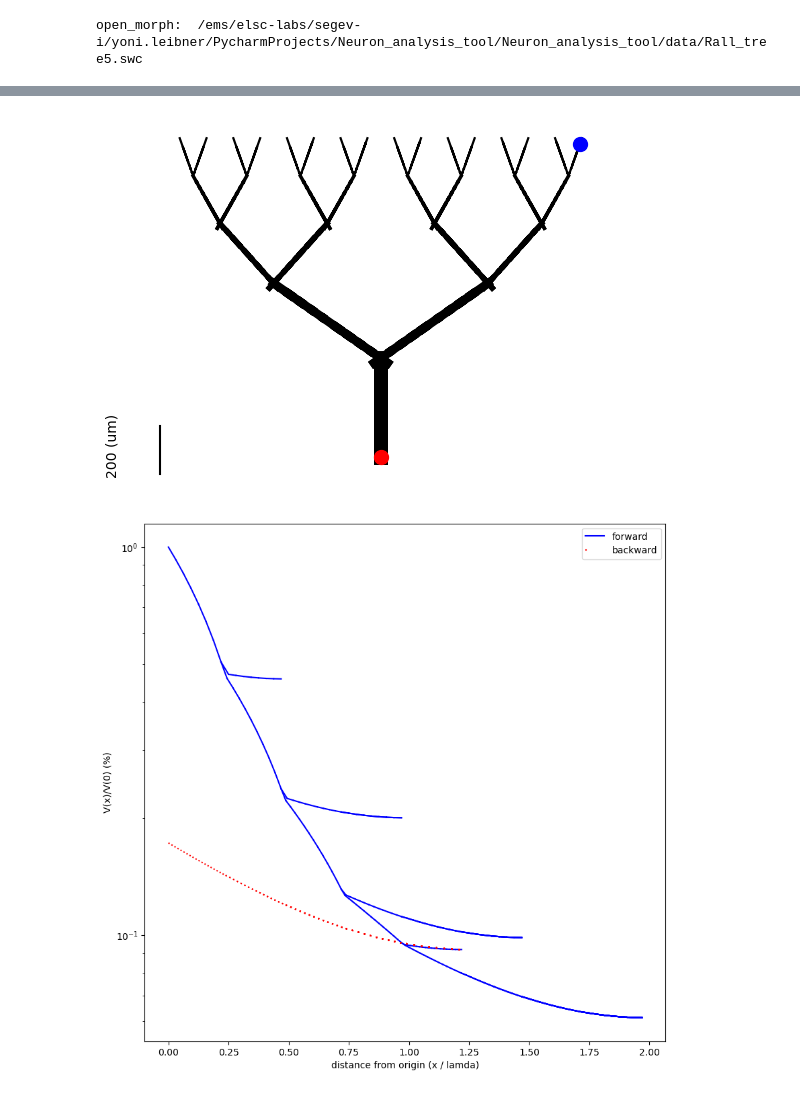
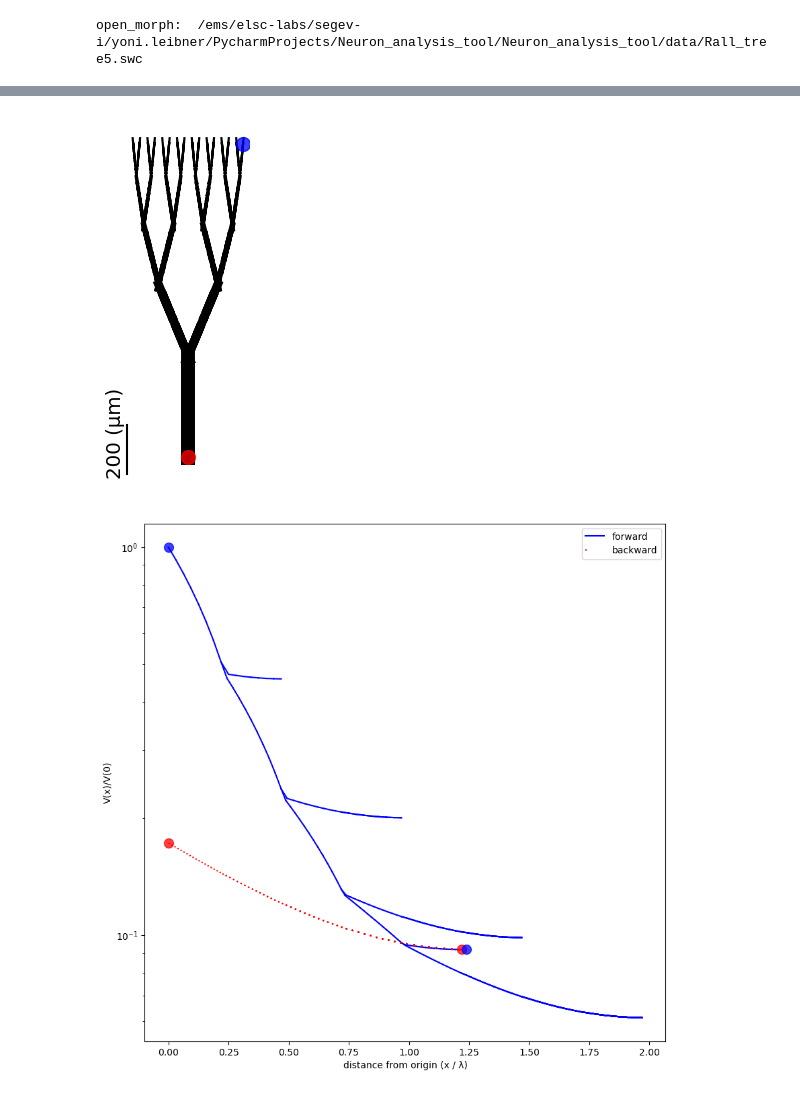
Before and after one commit to YoniLeibner/Neuron_analysis_tool, a Jupyter notebook: Neuron_analysis_tool/example Rall model.ipynb, the cells around one changed output, grey strips where cells are left out. Saved outputs shown, nothing was run; the diff lists cells and outputs as text; code cells hidden in the pictures.

Commit message:
before record and distance factor

```diff
--- a/Neuron_analysis_tool/example Rall model.ipynb
+++ b/Neuron_analysis_tool/example Rall model.ipynb
@@ -25,3 +32,3 @@ open_morph:  /ems/elsc-labs/segev-i/yoni.leibner/PycharmProjects/Neuron_analysis
 # %%
-fig, ax = analyser.create_card(scale=100, start_seg=list(analyser.cell.soma[0])[0], diam_factor=1)
+fig, ax = analyser.create_card(scale=500, start_seg=list(analyser.cell.soma[0])[0], diam_factor=1)
 # %% [output]
@@ -68,32 +75,34 @@ name: allen_model[0].apic[29] , e_length: 0.25 , diam: 1.5750000476837152
 # %%
 def legend_without_duplicate_labels(ax):
     handles, labels = ax.get_legend_handles_labels()
     unique = [(h, l) for i, (h, l) in enumerate(zip(handles, labels)) if l not in labels[:i]]
     ax.legend(*zip(*unique))
 
 colors_dict = deepcopy(analyser.colors_dict)
 plt.figure()
 colors_dict1 = {key:'k' for key in colors_dict.keys()}
 analyser.change_color_dict(colors_dict1)
 
-seg_to_indicate_dict = {list(analyser.cell.soma[0])[0]:dict(size=100, color='r', alpha=1), list(analyser.cell.apic[29])[-1]:dict(size=100, color='b', alpha=1)}
+seg_to_indicate_dict =dict()
+seg_to_indicate_dict[list(analyser.cell.soma[0])[0]]=dict(size=100, color='r', alpha=0.75)
+seg_to_indicate_dict[list(analyser.cell.apic[29])[-1]]=dict(size=100, color='b', alpha=0.75)
 analyser.plot_morph(ax=plt.gca(), theta=0, seg_to_indicate_dict=seg_to_indicate_dict, scale=200, diam_factor=1)
 
 
 fig, ax = plt.subplots(1, 1, figsize=(10, 10))
 colors_dict2 = {key:'b' for key in colors_dict.keys()}
 analyser.change_color_dict(colors_dict2)
 
-ax, norm_by = analyser.plot_attanuation(protocol=long_pulse_protocol, ax=ax, start_seg=list(analyser.cell.apic[29])[-1], label='forward')
+ax, norm_by = analyser.plot_attanuation(protocol=long_pulse_protocol, ax=ax, start_seg=list(analyser.cell.apic[29])[-1], seg_to_indicate_dict=seg_to_indicate_dict, label='forward')
 
 colors_dict3 =  {key:'r' for key in colors_dict.keys()}
 analyser.change_color_dict(colors_dict3)
-ax, norm_by = analyser.plot_attanuation(protocol=long_pulse_protocol, ax=ax, start_seg=list(analyser.cell.soma[0])[0], norm=False, norm_by=norm_by, ls='--', dashes=(1, 100), label='backward')
+ax, norm_by = analyser.plot_attanuation(protocol=long_pulse_protocol, ax=ax, start_seg=list(analyser.cell.soma[0])[0], norm=False, norm_by=norm_by, seg_to_indicate_dict=seg_to_indicate_dict, ls='--', dashes=(1, 100), label='backward')
 analyser.change_color_dict(colors_dict)
 
 ax.legend()
 legend_without_duplicate_labels(ax)
 # %% [output]
-[figure, old version]
+[figure, new version]
-[figure, old version]
+[figure, new version]
 # %%
```
Also changed, not shown: parts of 17 cells of this notebook, 20 other files.
